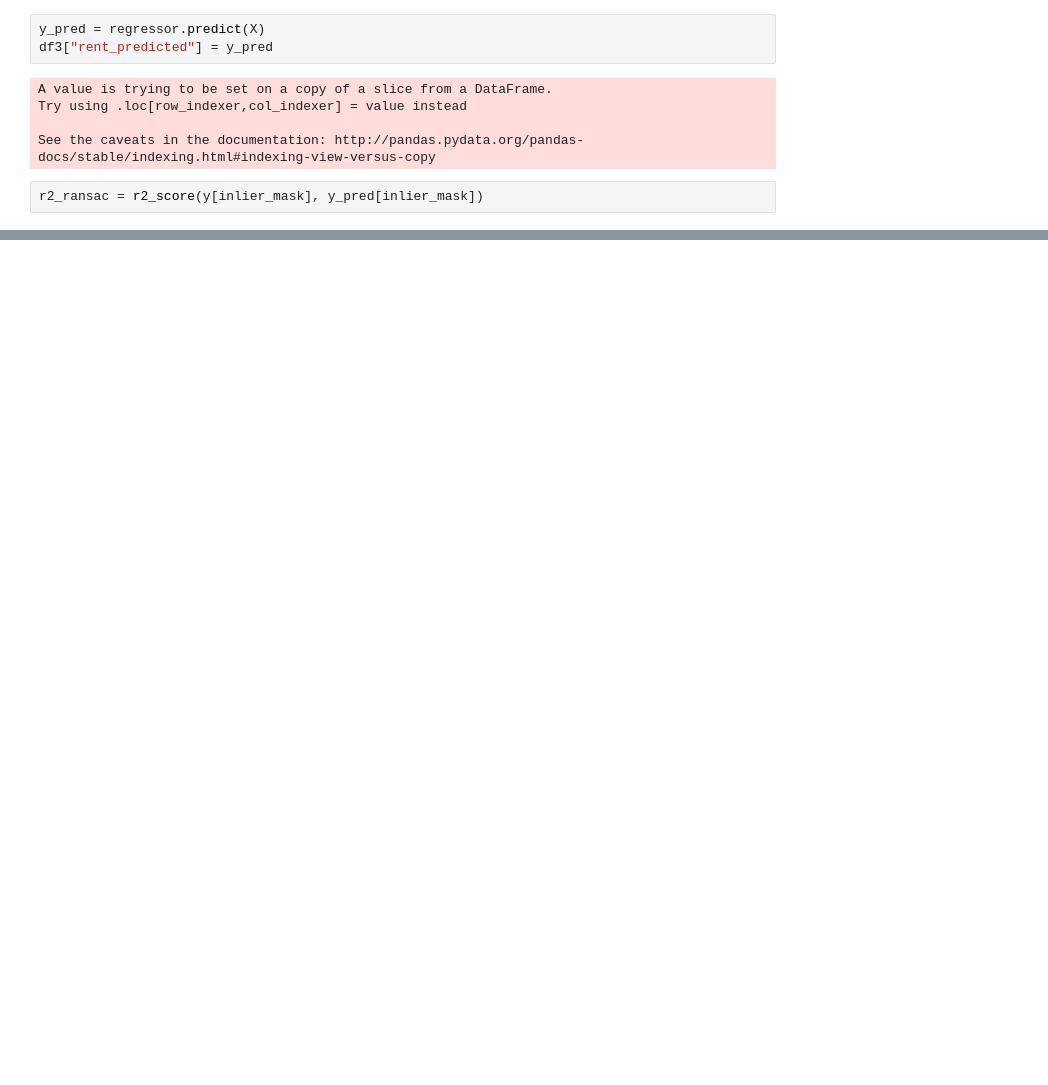
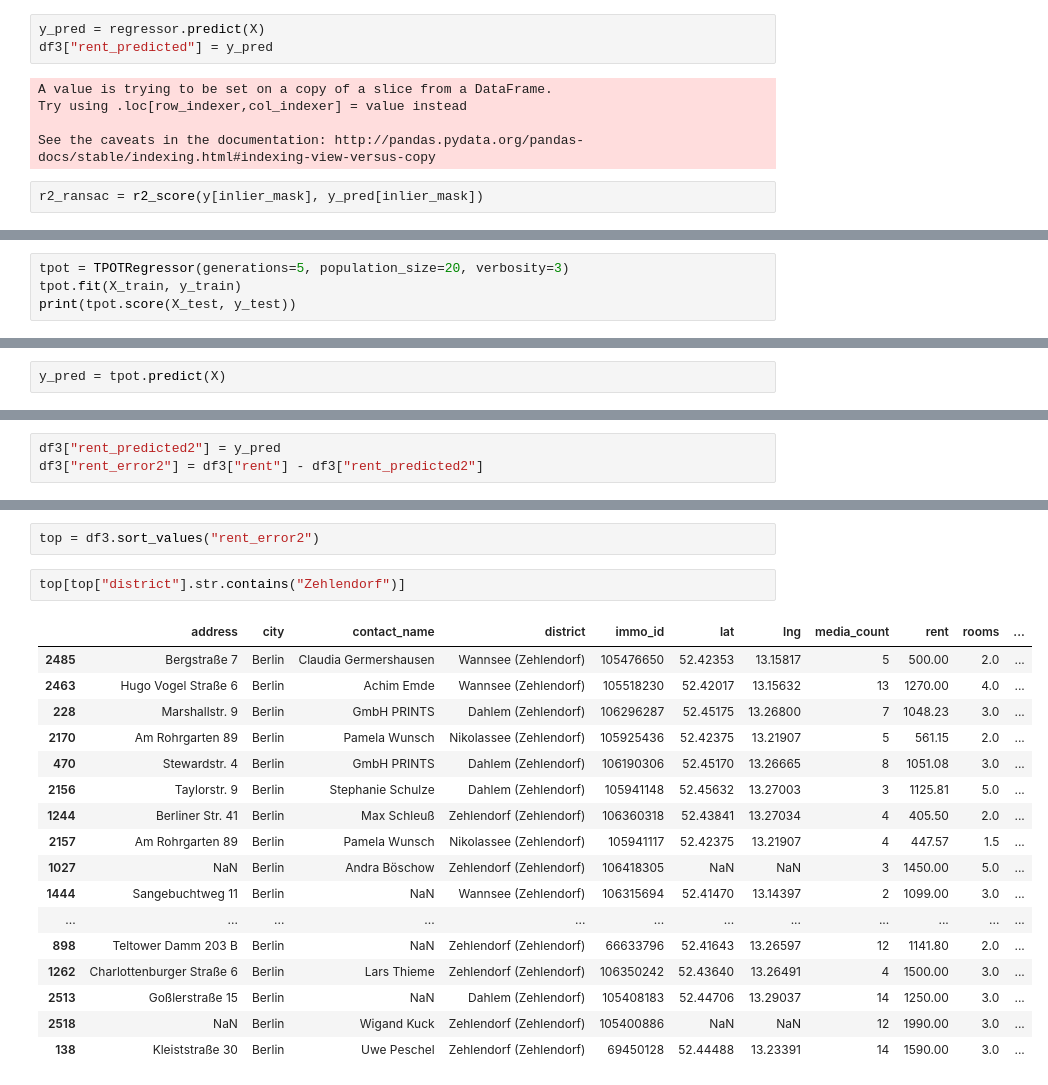
Before and after one commit to asmaier/ImmoSpider, a Jupyter notebook: ImmoPredict.ipynb, the cells around one changed output, grey strips where cells are left out. Cells and saved outputs as stored; diff of their text form; blank space fills up the shorter version.

```diff
--- a/ImmoPredict.ipynb
+++ b/ImmoPredict.ipynb
@@ -194,0 +239,4 @@ plt.tight_layout()
+# %%
+tpot = TPOTRegressor(generations=5, population_size=20, verbosity=3)
+tpot.fit(X_train, y_train)
+print(tpot.score(X_test, y_test))
@@ -194,0 +275,2 @@ plt.tight_layout()
+# %%
+y_pred = tpot.predict(X)
@@ -194,0 +290,3 @@ plt.tight_layout()
+# %%
+df3["rent_predicted2"] = y_pred
+df3["rent_error2"] = df3["rent"] - df3["rent_predicted2"]
@@ -194,0 +303,22 @@ plt.tight_layout()
+# %%
+top = df3.sort_values("rent_error2")
+# %%
+top[top["district"].str.contains("Zehlendorf")]
+# %% [output]
+|  | address | city | contact_name | district | immo_id | lat | lng | media_count | rent | rooms | ... |
+| 2485 | Bergstraße 7 | Berlin | Claudia Germershausen | Wannsee (Zehlendorf) | 105476650 | 52.42353 | 13.15817 | 5 | 500.00 | 2.0 | ... |
+| 2463 | Hugo Vogel Straße 6 | Berlin | Achim Emde | Wannsee (Zehlendorf) | 105518230 | 52.42017 | 13.15632 | 13 | 1270.00 | 4.0 | ... |
+| 228 | Marshallstr. 9 | Berlin | GmbH PRINTS | Dahlem (Zehlendorf) | 106296287 | 52.45175 | 13.26800 | 7 | 1048.23 | 3.0 | ... |
+| 2170 | Am Rohrgarten 89 | Berlin | Pamela Wunsch | Nikolassee (Zehlendorf) | 105925436 | 52.42375 | 13.21907 | 5 | 561.15 | 2.0 | ... |
+| 470 | Stewardstr. 4 | Berlin | GmbH PRINTS | Dahlem (Zehlendorf) | 106190306 | 52.45170 | 13.26665 | 8 | 1051.08 | 3.0 | ... |
+| 2156 | Taylorstr. 9 | Berlin | Stephanie Schulze | Dahlem (Zehlendorf) | 105941148 | 52.45632 | 13.27003 | 3 | 1125.81 | 5.0 | ... |
+| 1244 | Berliner Str. 41 | Berlin | Max Schleuß | Zehlendorf (Zehlendorf) | 106360318 | 52.43841 | 13.27034 | 4 | 405.50 | 2.0 | ... |
+| 2157 | Am Rohrgarten 89 | Berlin | Pamela Wunsch | Nikolassee (Zehlendorf) | 105941117 | 52.42375 | 13.21907 | 4 | 447.57 | 1.5 | ... |
+| 1027 | NaN | Berlin | Andra Böschow | Zehlendorf (Zehlendorf) | 106418305 | NaN | NaN | 3 | 1450.00 | 5.0 | ... |
+| 1444 | Sangebuchtweg 11 | Berlin | NaN | Wannsee (Zehlendorf) | 106315694 | 52.41470 | 13.14397 | 2 | 1099.00 | 3.0 | ... |
+| ... | ... | ... | ... | ... | ... | ... | ... | ... | ... | ... | ... |
+| 898 | Teltower Damm 203 B | Berlin | NaN | Zehlendorf (Zehlendorf) | 66633796 | 52.41643 | 13.26597 | 12 | 1141.80 | 2.0 | ... |
+| 1262 | Charlottenburger Straße 6 | Berlin | Lars Thieme | Zehlendorf (Zehlendorf) | 106350242 | 52.43640 | 13.26491 | 4 | 1500.00 | 3.0 | ... |
+| 2513 | Goßlerstraße 15 | Berlin | NaN | Dahlem (Zehlendorf) | 105408183 | 52.44706 | 13.29037 | 14 | 1250.00 | 3.0 | ... |
+| 2518 | NaN | Berlin | Wigand Kuck | Zehlendorf (Zehlendorf) | 105400886 | NaN | NaN | 12 | 1990.00 | 3.0 | ... |
+| 138 | Kleiststraße 30 | Berlin | Uwe Peschel | Zehlendorf (Zehlendorf) | 69450128 | 52.44488 | 13.23391 | 14 | 1590.00 | 3.0 | ... |
```
Also changed, not shown: parts of 16 cells of this notebook, 2 other files.
